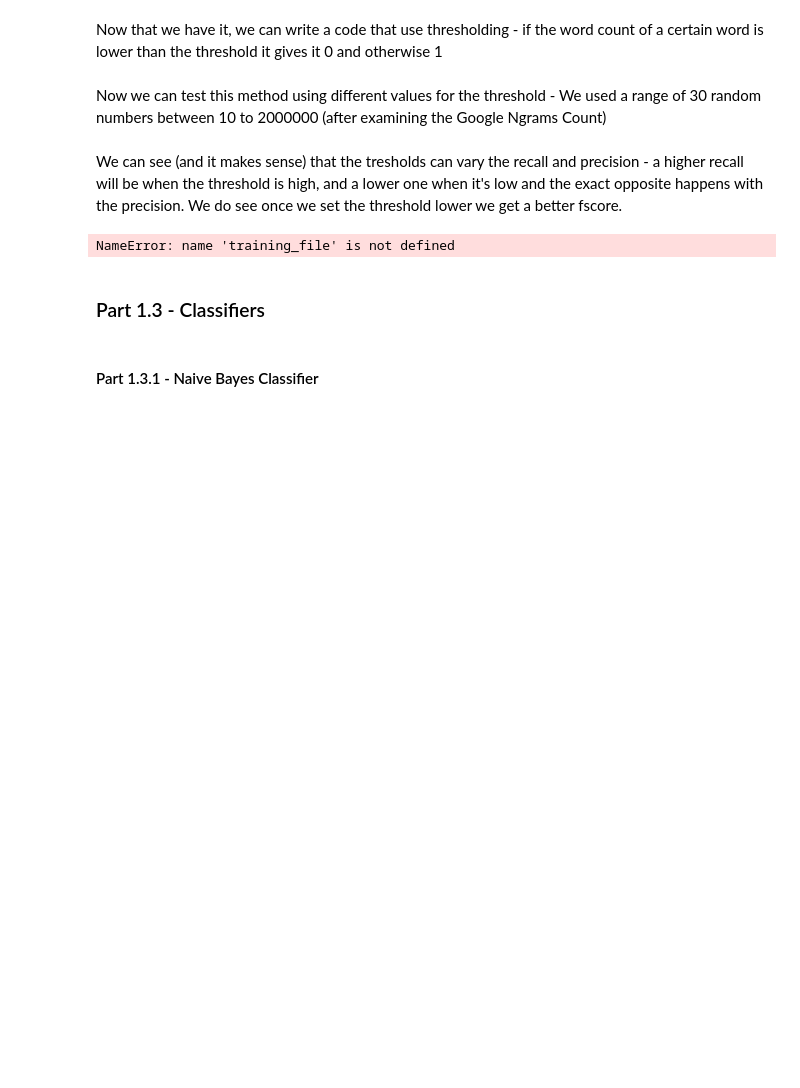
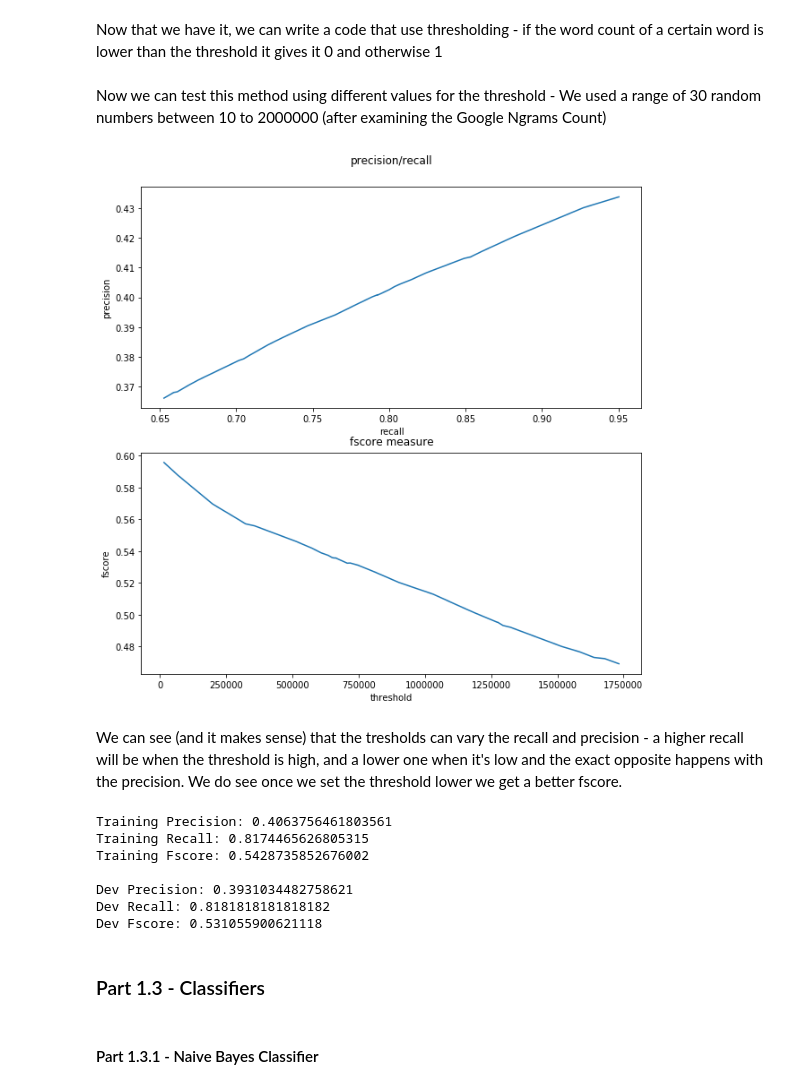
Before and after one commit to taihak94/NLP2019, a Jupyter notebook: assignment2/Assignment2.ipynb, the cells around one changed output. Cells and saved outputs as stored; diff of their text form; code cells hidden in the pictures; blank space fills up the shorter version.

```diff
--- a/assignment2/Assignment2.ipynb
+++ b/assignment2/Assignment2.ipynb
@@ -211,14 +198,0 @@ For threshold - 11 the fscore is 0.33770937075599816
-# %%
-precisions = np.zeros(15)
-recall = np.zeros(15)
-for i in range(15):
-    dprecision, drecall, dfscore = word_length_baseline(development_file, i)
-    precisions[i] = dprecision
-    recall[i] = drecall
-    print("For threshold - {} the fscore is {}".format(i, dfscore))
-
-plt.figure(2)
-plt.plot(recall, precisions)
-plt.xlabel("recall")
-plt.ylabel("precision")
-plt.show()
@@ -313,18 +271,26 @@ Now we can test this method using different values for the threshold - We used a
 # %%
 precisions = np.zeros(30)
 recall = np.zeros(30)
+fscores = np.zeros(30)
 thresholds = np.sort(np.random.randint(10, 2000000, size=30, dtype=int))
 for i in range(30):
     tprecision, trecall, tfscore = word_frequency_baseline(training_file, ngram_counts, thresholds[i])
     precisions[i] = tprecision
     recall[i] = trecall
-    print("For threshold - {} the fscore is {}".format(thresholds[i], tfscore))
+    fscores[i]=tfscore
 
-plt.figure(1)
-plt.plot(recall, precisions)
-plt.xlabel("recall")
-plt.ylabel("precision")
+
+plt.figure(num=3, figsize=(10, 10))
+pr_plt = plt.subplot(2 ,1, 1, xlabel="recall", ylabel="precision", label="pr")
+pr_plt.set_title("precision/recall", y=1.08)
+pr_plt.plot(recall, precisions)
+
+fs_plt = plt.subplot(2 ,1, 2, xlabel="threshold", ylabel="fscore", label="fs")
+fs_plt.set_title("fscore measure", y=1.01)
+fs_plt.plot(thresholds, fscores)
 plt.show()
+# %% [output]
+[figure, added]
 # %% [markdown]
 We can see (and it makes sense) that the tresholds can vary the recall and precision - a higher recall will be when the threshold is high, and a lower one when it's low and the exact opposite happens with the precision. We do see once we set the threshold lower we get a better fscore.
 # %%
@@ -352,10 +318,16 @@ def word_frequency_threshold(training_file, development_file, counts):
 training_performance, development_performance = word_frequency_threshold(training_file, development_file, ngram_counts)
 tr_precision, tr_recall, tr_fscore = training_performance
 dv_precision, dv_recall, dv_fscore = development_performance
-print("Training Precision: {} \nTraining Recall: {} \nTraining Fscore: {}".format(tr_precision, tr_recall, tr_fscore))
+print("Training Precision: {} \nTraining Recall: {} \nTraining Fscore: {}\n".format(tr_precision, tr_recall, tr_fscore))
 print("Dev Precision: {} \nDev Recall: {} \nDev Fscore: {}".format(dv_precision, dv_recall, dv_fscore))
 # %% [output]
-NameError: name 'training_file' is not defined
+Training Precision: 0.4063756461803561
+Training Recall: 0.8174465626805315
+Training Fscore: 0.5428735852676002
+
+Dev Precision: 0.3931034482758621
+Dev Recall: 0.8181818181818182
+Dev Fscore: 0.531055900621118
 # %% [markdown]
 ### Part 1.3 - Classifiers
 # %% [markdown]
```
Also changed, not shown: parts of 24 cells of this notebook, 1 other file.
